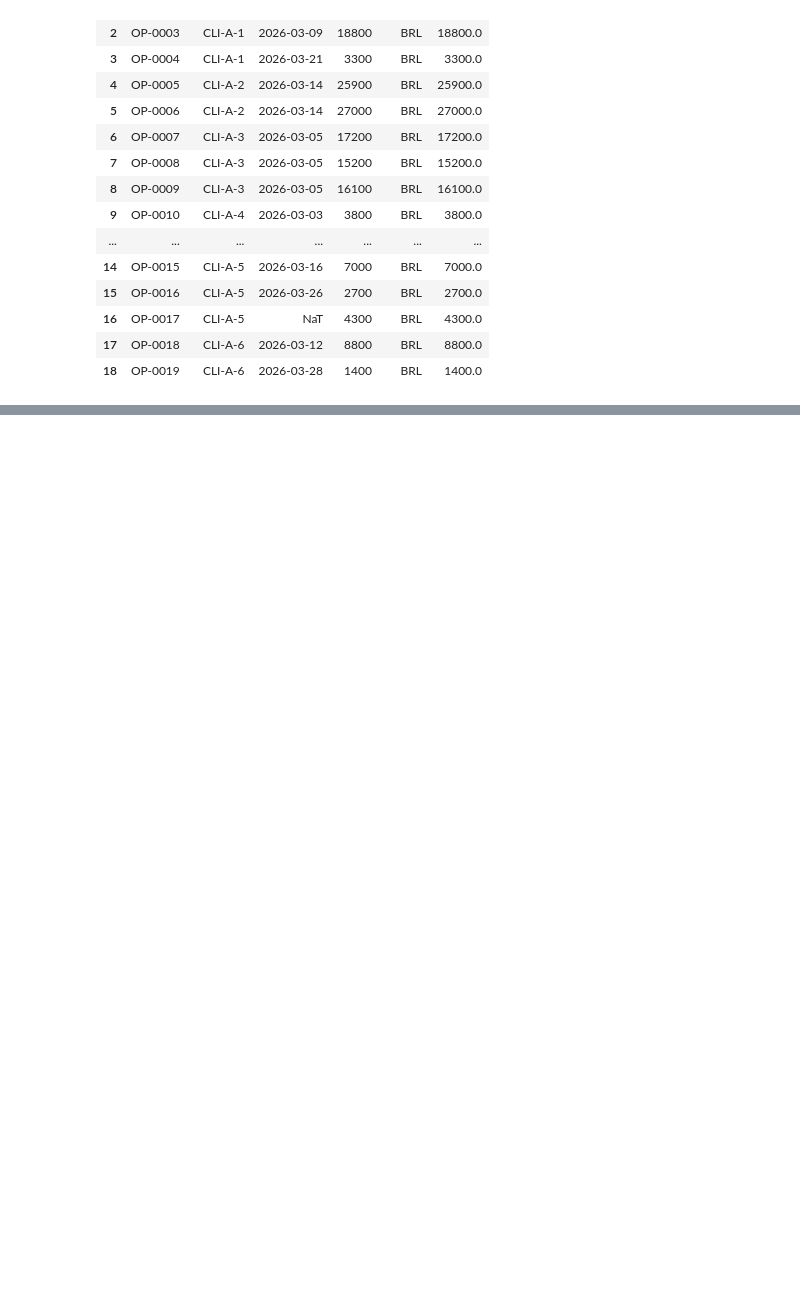
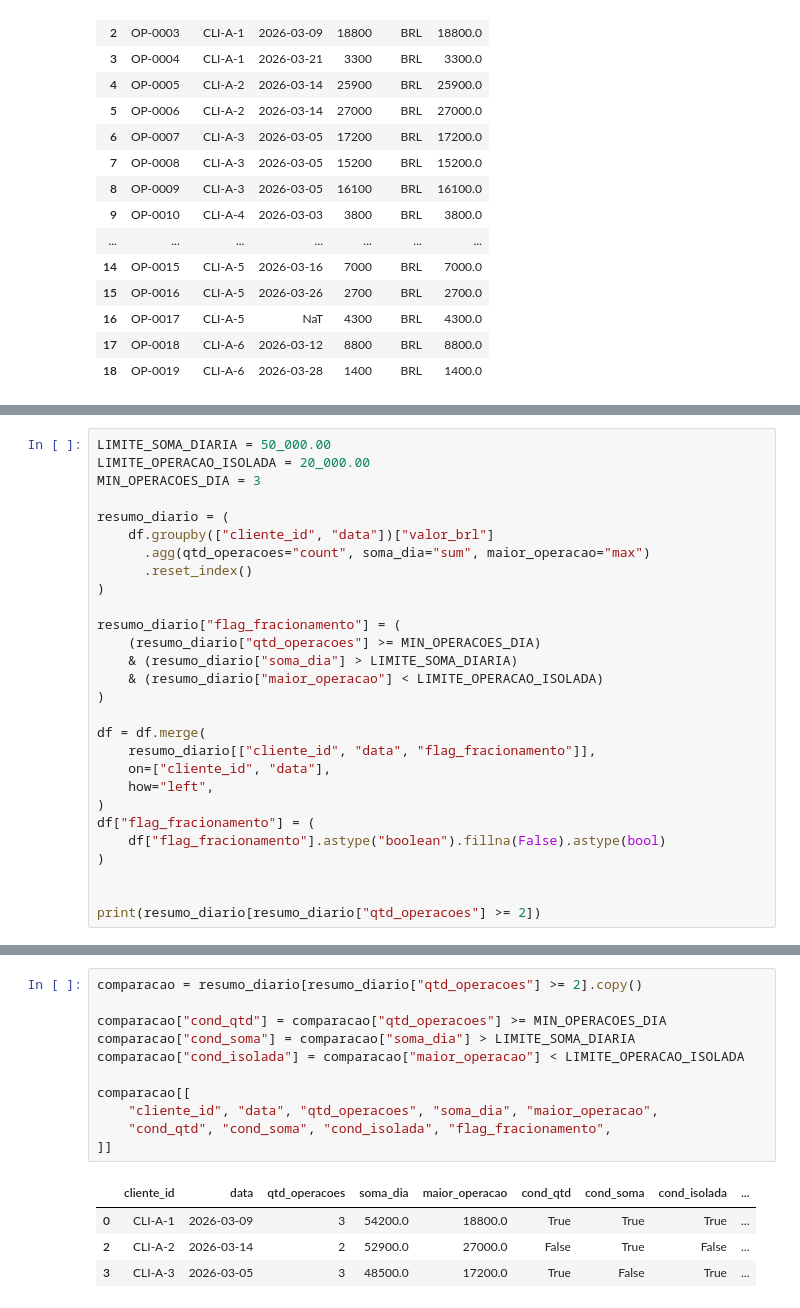
Before and after one commit to Guimaaz/Case, a Jupyter notebook: nivel_1/nivel_1.ipynb, the cells around one changed output, grey strips where cells are left out. Saved outputs shown, nothing was run; the diff lists cells and outputs as text; blank space fills up the shorter version.

Commit message:
feat: valida regra de fracionamento com caso positivo e negativos

```diff
--- a/nivel_1/nivel_1.ipynb
+++ b/nivel_1/nivel_1.ipynb
@@ -218,0 +282,28 @@ Tipo da coluna data: datetime64[ns]
+# %%
+LIMITE_SOMA_DIARIA = 50_000.00
+LIMITE_OPERACAO_ISOLADA = 20_000.00
+MIN_OPERACOES_DIA = 3
+
+resumo_diario = (
+    df.groupby(["cliente_id", "data"])["valor_brl"]
+      .agg(qtd_operacoes="count", soma_dia="sum", maior_operacao="max")
+      .reset_index()
+)
+
+resumo_diario["flag_fracionamento"] = (
+    (resumo_diario["qtd_operacoes"] >= MIN_OPERACOES_DIA)
+    & (resumo_diario["soma_dia"] > LIMITE_SOMA_DIARIA)
+    & (resumo_diario["maior_operacao"] < LIMITE_OPERACAO_ISOLADA)
+)
+
+df = df.merge(
+    resumo_diario[["cliente_id", "data", "flag_fracionamento"]],
+    on=["cliente_id", "data"],
+    how="left",
+)
+df["flag_fracionamento"] = (
+    df["flag_fracionamento"].astype("boolean").fillna(False).astype(bool)
+)
+
+
+print(resumo_diario[resumo_diario["qtd_operacoes"] >= 2])
@@ -218,0 +397,16 @@ Tipo da coluna data: datetime64[ns]
+# %%
+comparacao = resumo_diario[resumo_diario["qtd_operacoes"] >= 2].copy()
+
+comparacao["cond_qtd"] = comparacao["qtd_operacoes"] >= MIN_OPERACOES_DIA
+comparacao["cond_soma"] = comparacao["soma_dia"] > LIMITE_SOMA_DIARIA
+comparacao["cond_isolada"] = comparacao["maior_operacao"] < LIMITE_OPERACAO_ISOLADA
+
+comparacao[[
+    "cliente_id", "data", "qtd_operacoes", "soma_dia", "maior_operacao",
+    "cond_qtd", "cond_soma", "cond_isolada", "flag_fracionamento",
+]]
+# %% [output]
+|  | cliente_id | data | qtd_operacoes | soma_dia | maior_operacao | cond_qtd | cond_soma | cond_isolada | ... |
+| 0 | CLI-A-1 | 2026-03-09 | 3 | 54200.0 | 18800.0 | True | True | True | ... |
+| 2 | CLI-A-2 | 2026-03-14 | 2 | 52900.0 | 27000.0 | False | True | False | ... |
+| 3 | CLI-A-3 | 2026-03-05 | 3 | 48500.0 | 17200.0 | True | False | True | ... |
```
Also changed, not shown: parts of 9 cells of this notebook.
